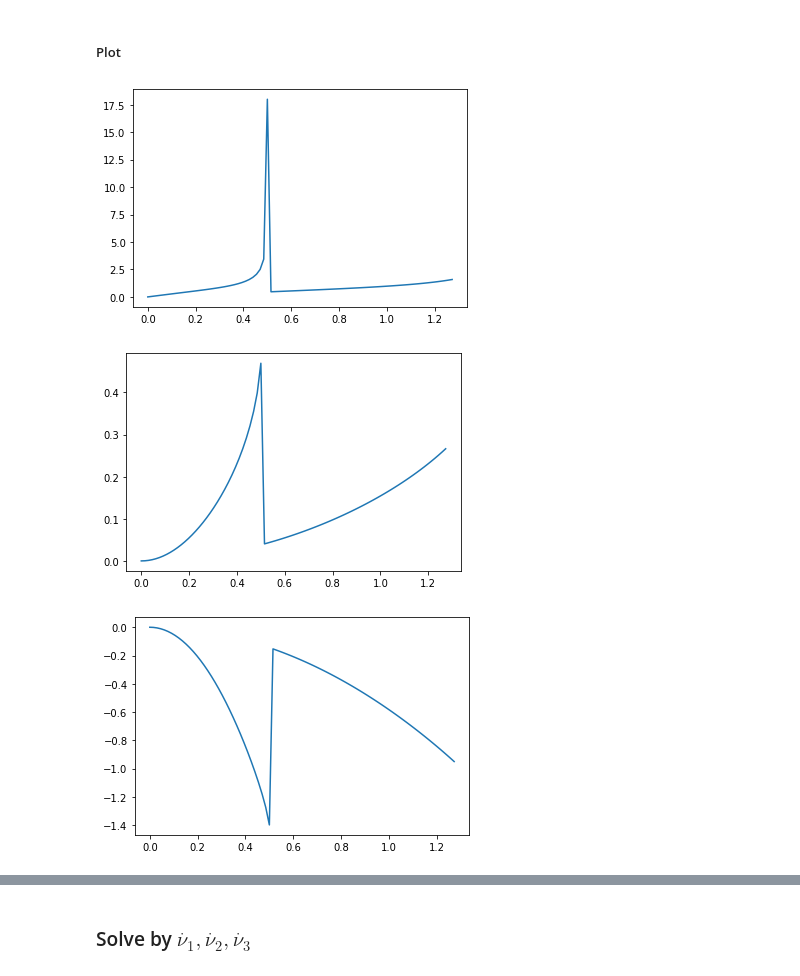
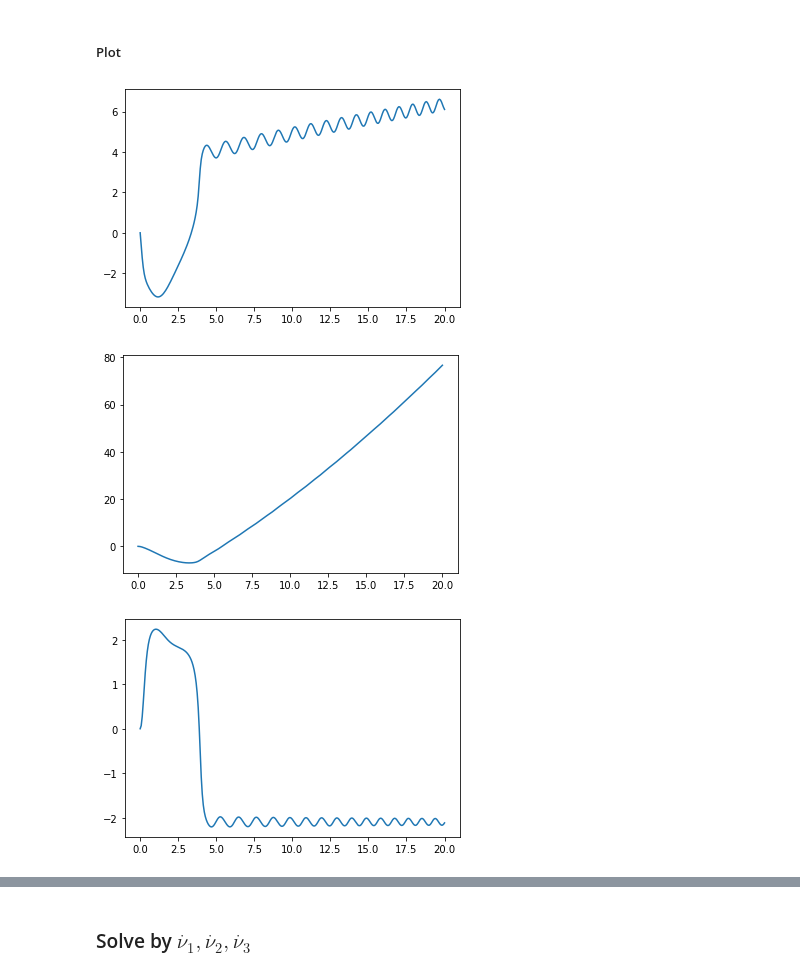
Before and after one commit to git-alice/tatarinov_equation, a Jupyter notebook: triangle_platform/tatarinov-triangular-platform.ipynb, the cells around one changed output, grey strips where cells are left out. Cells and saved outputs as stored; diff of their text form; code cells hidden in the pictures.

```diff
--- a/triangle_platform/tatarinov-triangular-platform.ipynb
+++ b/triangle_platform/tatarinov-triangular-platform.ipynb
@@ -655,7 +582,7 @@ save(S.tatarinov_equations, 'eqs+TW')
 # %% [markdown]
 ## Subs params & Load
 # %%
-eqs = load('eqs+TW')
+eqs = load('data/eqs+TW')
 # %% [markdown]
 ### Matrix for $T, W, \dot{nu_3}$
 # %%
@@ -701,10 +628,10 @@ def par_subs(eq):
         beta[0]: 0,
         d: 1,
         r: 1,
-        b: 2,
+        b: 1,
         c: 1,
-        a: 1,
+        a: 3,
         m['platform']: 3,
         m['wheel']: 1,
-        R: 3
+        R: 2
     })
@@ -735,5 +672,7 @@ $\displaystyle \frac{d}{d t} \nu_{3}{\left(t \right)} = \frac{- \nu_{1}^{2}{\lef
 # %%
 save(resTWNU3, 'data/TWNU3')
+# %%
+resTWNU3 = load('data/TWNU3')
 # %% [markdown]
 ## Solve by x(t), y(t)
 # %%
@@ -929,6 +868,6 @@ f([0,0,0], 0) # test
 # %%
 %%time
 f0 = [0,0,0]
-_time = np.linspace(0., 1.5, 100)
+_time = np.linspace(0., 20, 300)
 _solution = odeint(f, f0, _time, full_output=True, mxstep=100)
 # %% [output]
@@ -959,10 +878,10 @@ array([[ 0.00000000e+00,  0.00000000e+00,  0.00000000e+00],
 # %% [markdown]
 ##### Plot
 # %%
-for col in _solution[0][:-15].T:
-    fig = plt.plot(_time[:-15], col, label='')
+for var, col in zip(_vars, _solution[0].T):
+    fig = plt.plot(_time, col)
     plt.show()
 # %% [output]
-[figure, old version]
+[figure, new version]
-[figure, old version]
+[figure, new version]
-[figure, old version]
+[figure, new version]
```
Also changed, not shown: parts of 61 cells of this notebook, 3 other files.
